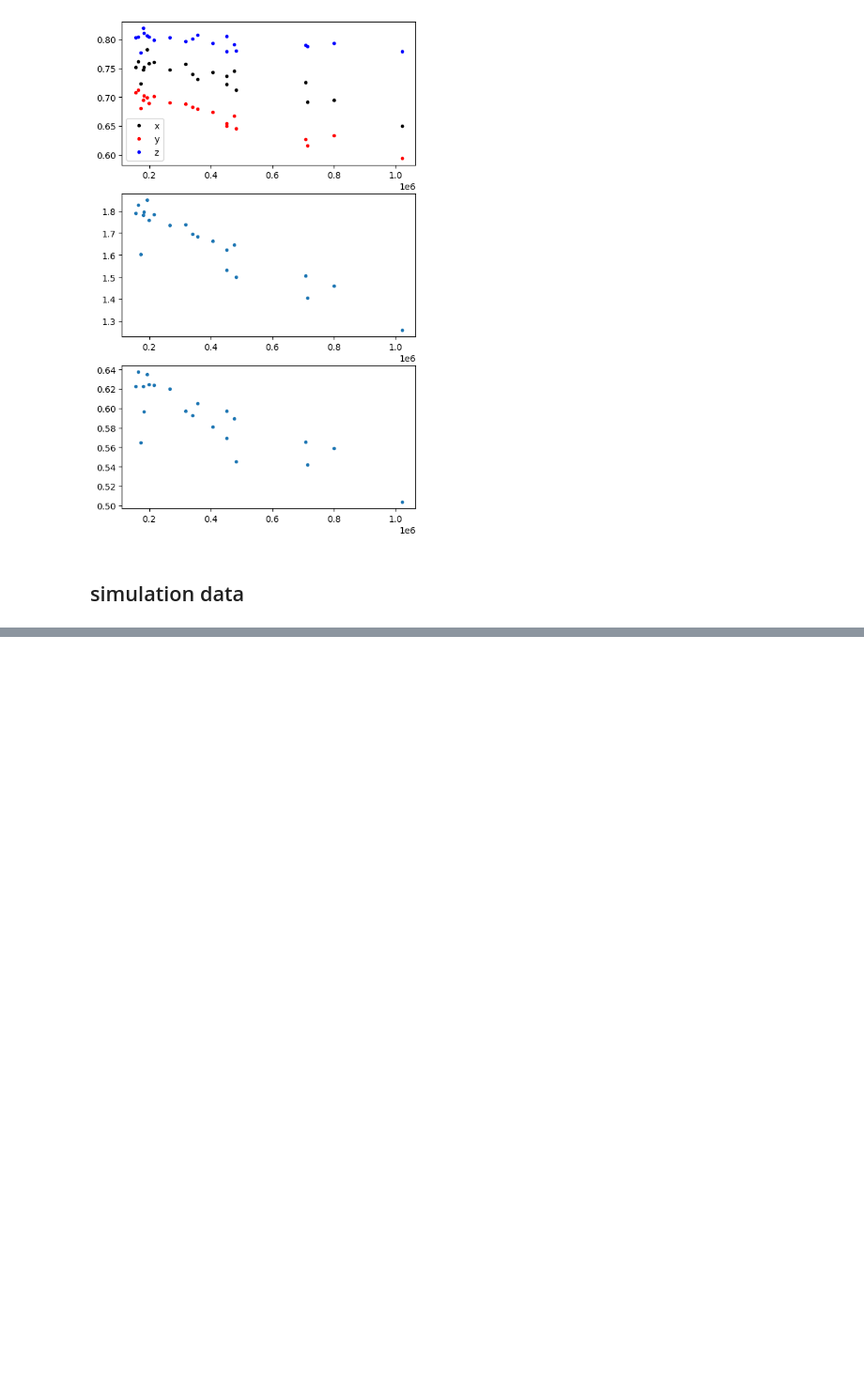
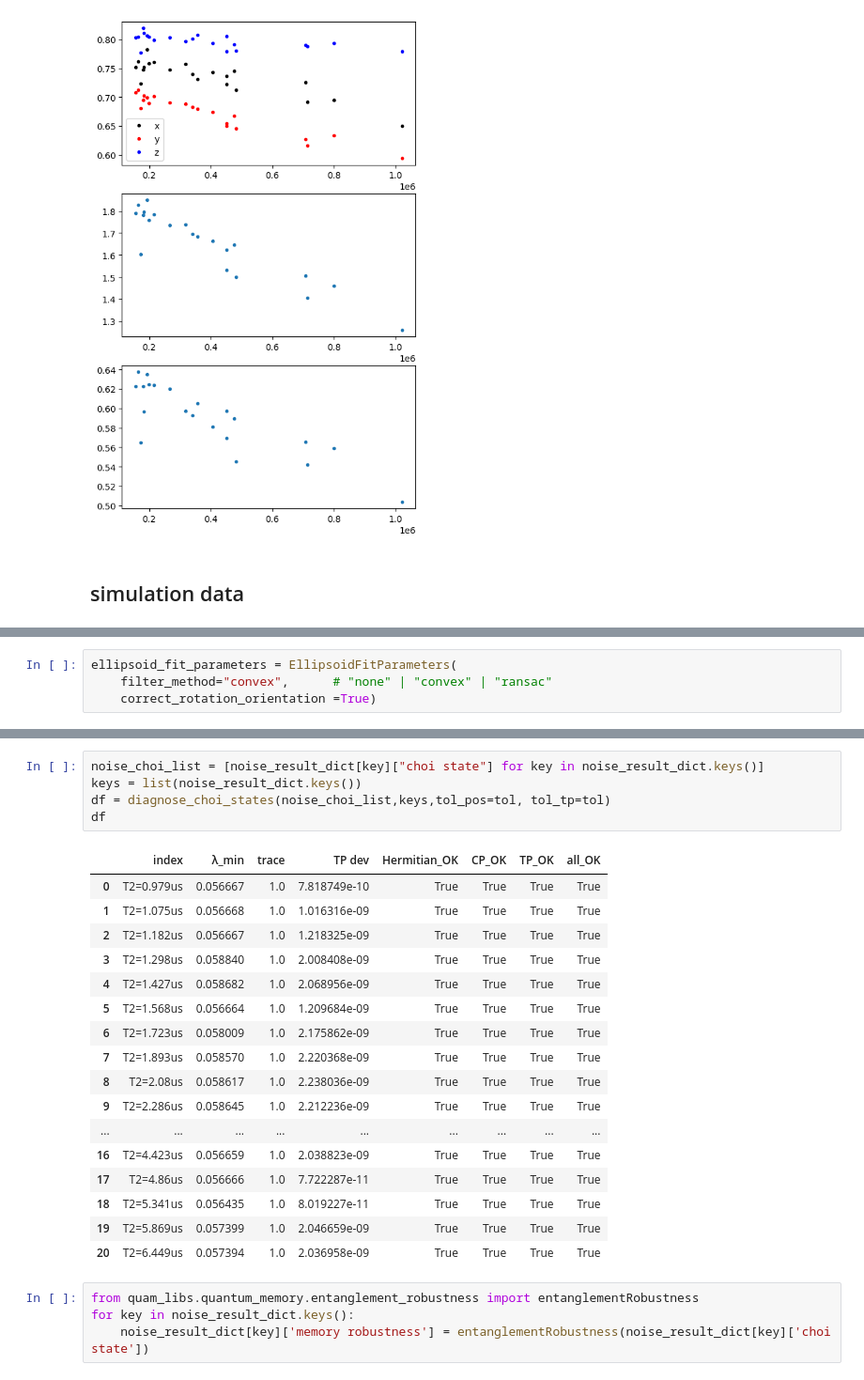
Before and after one commit to 44hsiang/quantum_memory_data, a Jupyter notebook: Markovian_data.ipynb, the cells around one changed output, grey strips where cells are left out. Shown at 94% size. Cells and saved outputs as stored; diff of their text form; blank space fills up the shorter version.

```diff
--- a/Markovian_data.ipynb
+++ b/Markovian_data.ipynb
@@ -234,0 +279,4 @@ ax_robustness.plot(x_list, robust_list, '.')
+# %%
+ellipsoid_fit_parameters = EllipsoidFitParameters(
+    filter_method="convex",      # "none" | "convex" | "ransac"
+    correct_rotation_orientation =True)
@@ -234,0 +468,27 @@ ax_robustness.plot(x_list, robust_list, '.')
+# %%
+noise_choi_list = [noise_result_dict[key]["choi state"] for key in noise_result_dict.keys()]
+keys = list(noise_result_dict.keys())
+df = diagnose_choi_states(noise_choi_list,keys,tol_pos=tol, tol_tp=tol)
+df
+# %% [output]
+|  | index | λ_min | trace | TP dev | Hermitian_OK | CP_OK | TP_OK | all_OK |
+| 0 | T2=0.979us | 0.056667 | 1.0 | 7.818749e-10 | True | True | True | True |
+| 1 | T2=1.075us | 0.056668 | 1.0 | 1.016316e-09 | True | True | True | True |
+| 2 | T2=1.182us | 0.056667 | 1.0 | 1.218325e-09 | True | True | True | True |
+| 3 | T2=1.298us | 0.058840 | 1.0 | 2.008408e-09 | True | True | True | True |
+| 4 | T2=1.427us | 0.058682 | 1.0 | 2.068956e-09 | True | True | True | True |
+| 5 | T2=1.568us | 0.056664 | 1.0 | 1.209684e-09 | True | True | True | True |
+| 6 | T2=1.723us | 0.058009 | 1.0 | 2.175862e-09 | True | True | True | True |
+| 7 | T2=1.893us | 0.058570 | 1.0 | 2.220368e-09 | True | True | True | True |
+| 8 | T2=2.08us | 0.058617 | 1.0 | 2.238036e-09 | True | True | True | True |
+| 9 | T2=2.286us | 0.058645 | 1.0 | 2.212236e-09 | True | True | True | True |
+| ... | ... | ... | ... | ... | ... | ... | ... | ... |
+| 16 | T2=4.423us | 0.056659 | 1.0 | 2.038823e-09 | True | True | True | True |
+| 17 | T2=4.86us | 0.056666 | 1.0 | 7.722287e-11 | True | True | True | True |
+| 18 | T2=5.341us | 0.056435 | 1.0 | 8.019227e-11 | True | True | True | True |
+| 19 | T2=5.869us | 0.057399 | 1.0 | 2.046659e-09 | True | True | True | True |
+| 20 | T2=6.449us | 0.057394 | 1.0 | 2.036958e-09 | True | True | True | True |
+# %%
+from quam_libs.quantum_memory.entanglement_robustness import entanglementRobustness
+for key in noise_result_dict.keys():
+    noise_result_dict[key]['memory robustness'] = entanglementRobustness(noise_result_dict[key]['choi state'])
```
Also changed, not shown: parts of 10 cells of this notebook, 8 other files.
